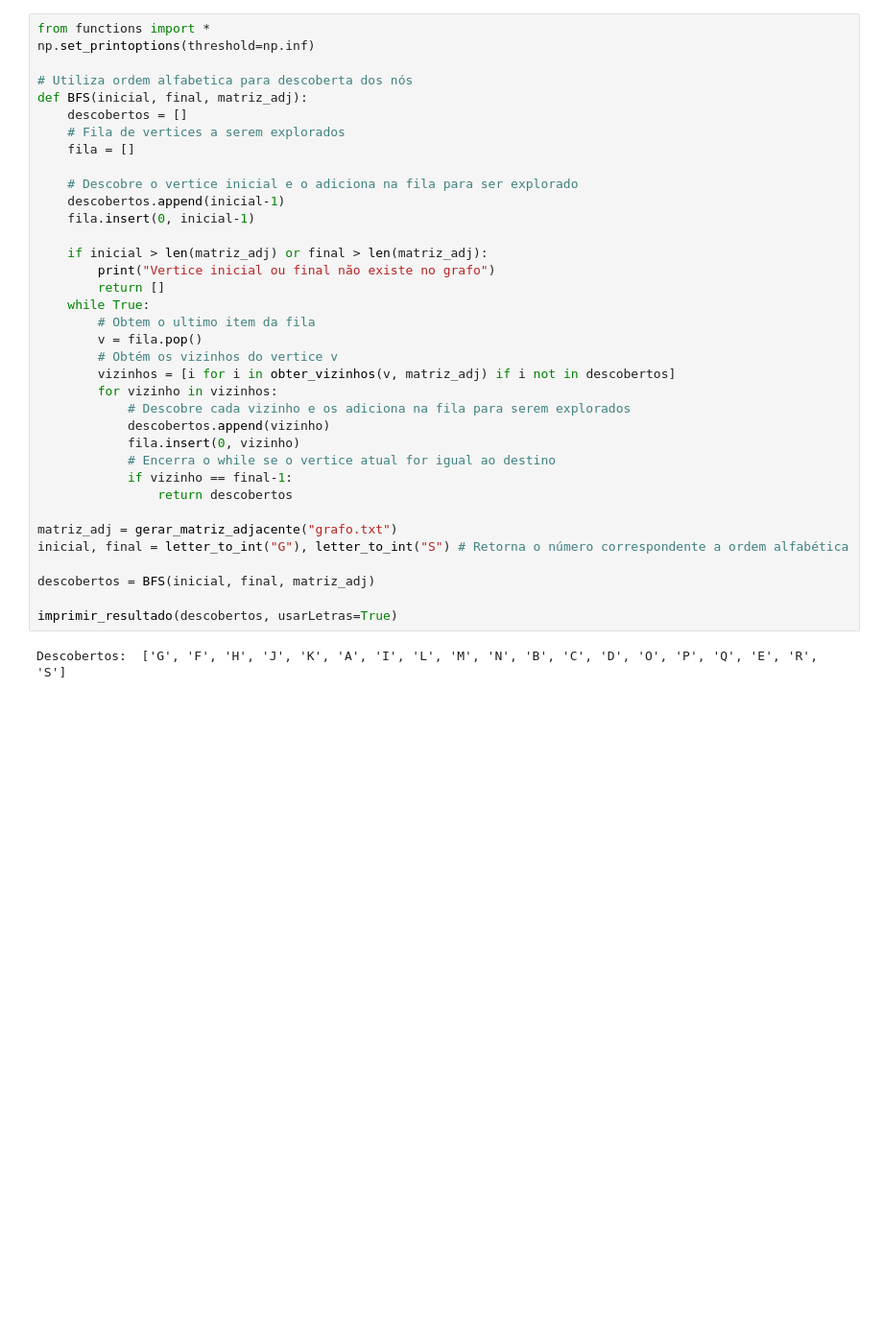
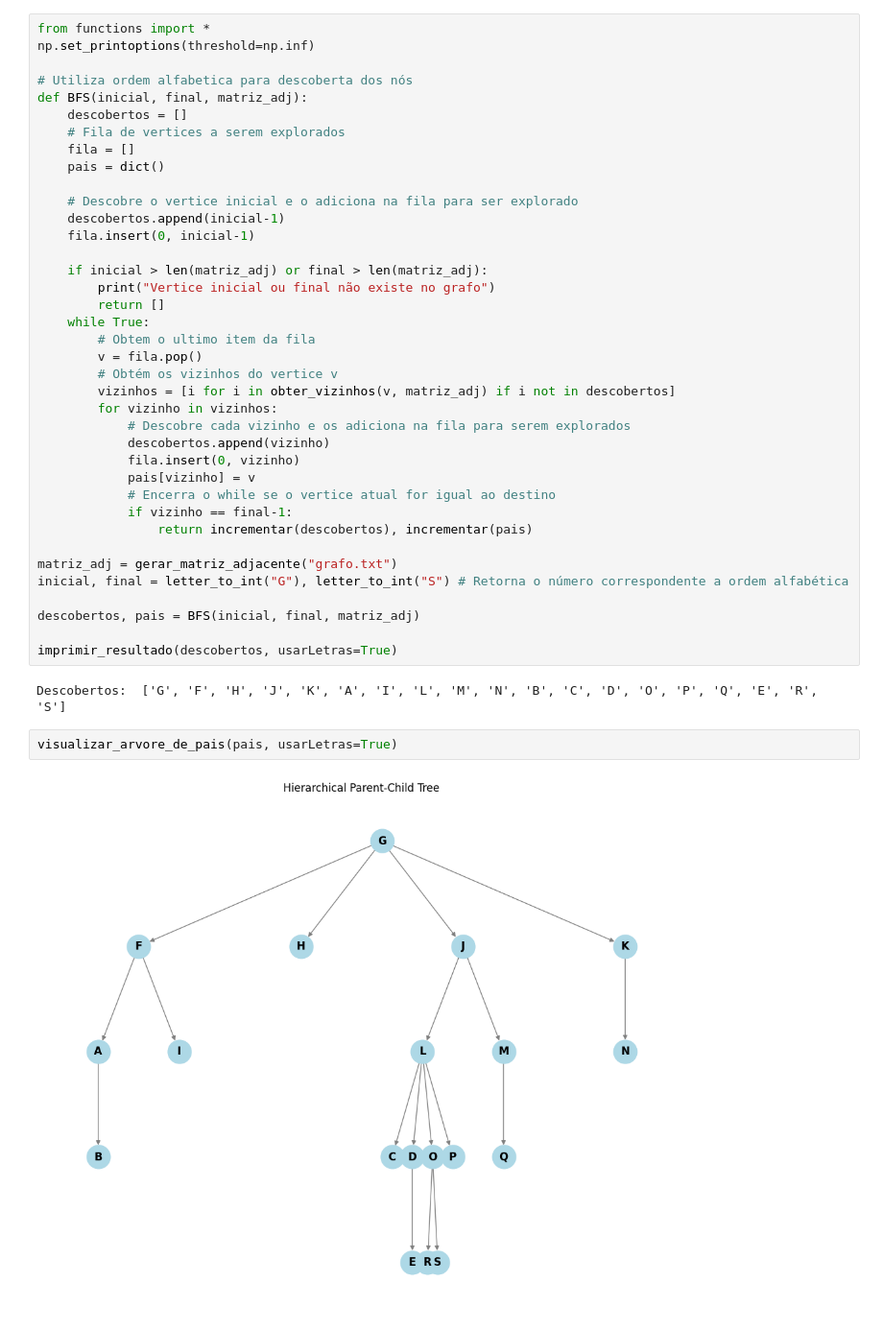
Before and after one commit to rolim520/Algoritmos-Inteligencia-Computacional, a Jupyter notebook: BFS.ipynb, the cells around one changed output. Shown at 96% size. Cells and saved outputs as stored; diff of their text form; blank space fills up the shorter version.

Commit message:
Visualização da árvore de descobrimento

```diff
--- a/BFS.ipynb
+++ b/BFS.ipynb
@@ -13,6 +13,7 @@ def BFS(inicial, final, matriz_adj):
     descobertos = []
     # Fila de vertices a serem explorados
     fila = []
+    pais = dict()
 
     # Descobre o vertice inicial e o adiciona na fila para ser explorado
     descobertos.append(inicial-1)
@@ -30,15 +31,20 @@ def BFS(inicial, final, matriz_adj):
             # Descobre cada vizinho e os adiciona na fila para serem explorados
             descobertos.append(vizinho)
             fila.insert(0, vizinho)
+            pais[vizinho] = v
             # Encerra o while se o vertice atual for igual ao destino
             if vizinho == final-1:
-                return descobertos
+                return incrementar(descobertos), incrementar(pais)
 
 matriz_adj = gerar_matriz_adjacente("grafo.txt")
 inicial, final = letter_to_int("G"), letter_to_int("S") # Retorna o número correspondente a ordem alfabética
 
-descobertos = BFS(inicial, final, matriz_adj)
+descobertos, pais = BFS(inicial, final, matriz_adj)
 
 imprimir_resultado(descobertos, usarLetras=True)
 # %% [output]
 Descobertos:  ['G', 'F', 'H', 'J', 'K', 'A', 'I', 'L', 'M', 'N', 'B', 'C', 'D', 'O', 'P', 'Q', 'E', 'R', 'S']
+# %%
+visualizar_arvore_de_pais(pais, usarLetras=True)
+# %% [output]
+[figure, added]
```
Also changed, not shown: 9 other files.
